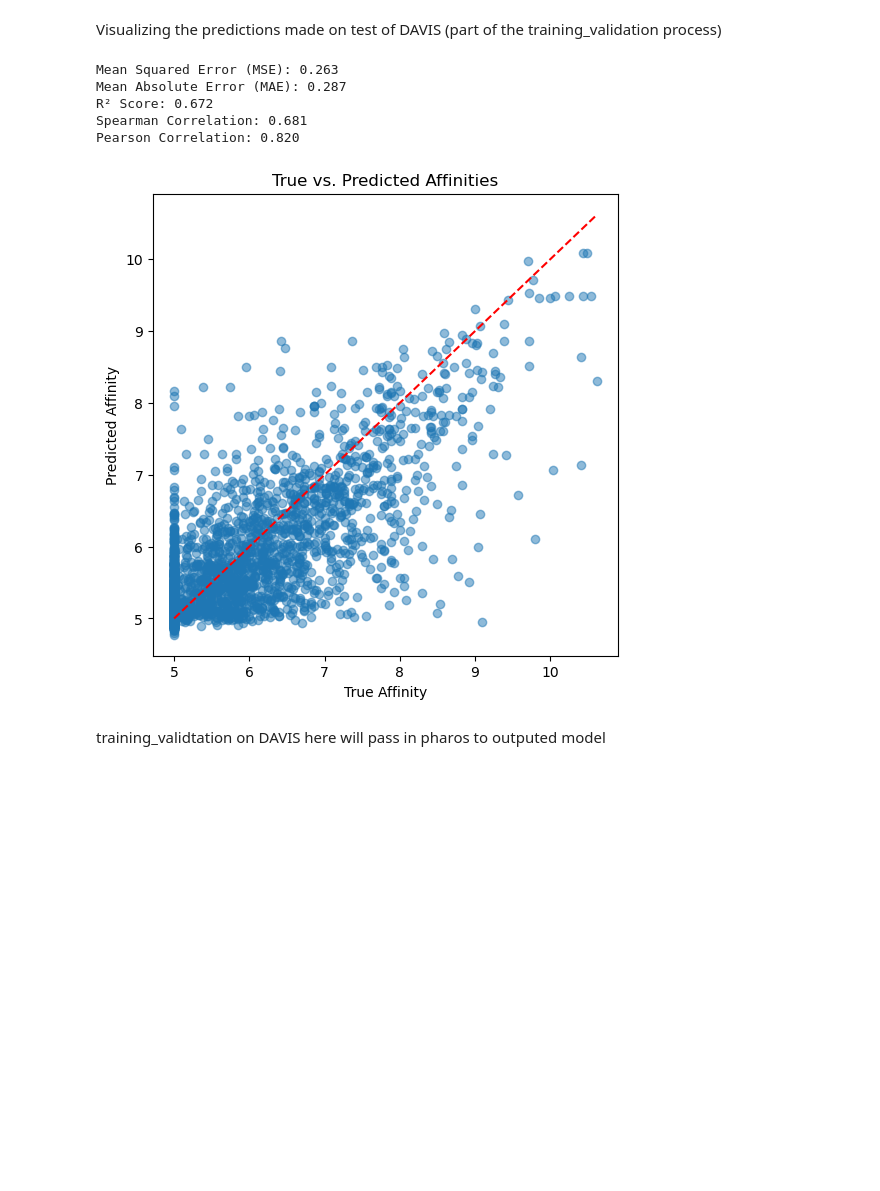
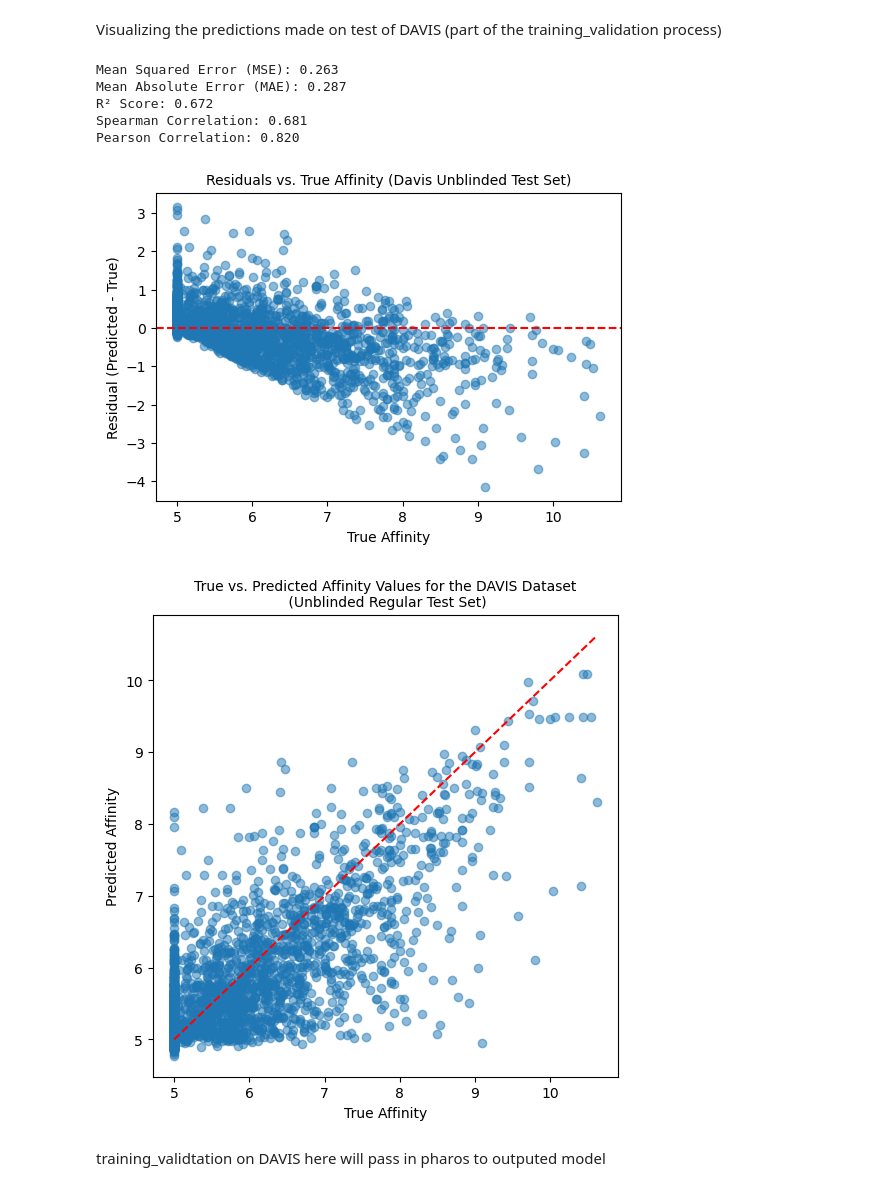
Before and after one commit to adelefuchs/GraphDTA, a Jupyter notebook: notebooks/1_21.ipynb, the cells around one changed output. Drawn from its saved outputs; the diff is of its cells as text; code cells hidden in the pictures; blank space fills up the shorter version.

```diff
--- a/notebooks/1_21.ipynb
+++ b/notebooks/1_21.ipynb
@@ -3,44 +3,58 @@ Visualizing the predictions made on test of DAVIS (part of the training_validati
 # %%
 import pandas as pd
 from sklearn.metrics import mean_squared_error, mean_absolute_error, r2_score
 import scipy.stats as stats
 import matplotlib.pyplot as plt
 
-# Load predictions
-df = pd.read_csv("../results/1_21/predictions_GINConvNet_davis.csv")
+def plot(predictionFile:str, title1:str, title2:str):
+    df = pd.read_csv(predictionFile)  # Replace with your actual filename
+    # Extract True Labels and Predicted Scores
+    y_true = df["True_Label"].values
+    y_pred = df["Predicted_Value"].values
 
-# Extract True Labels and Predicted Scores
-y_true = df["True_Label"].values
-y_pred = df["Predicted_Value"].values
+    # Compute regression metrics
+    mse = mean_squared_error(y_true, y_pred)
+    mae = mean_absolute_error(y_true, y_pred)
+    r2 = r2_score(y_true, y_pred)
+    pearson_corr, _ = stats.pearsonr(y_true.flatten(), y_pred.flatten())  # Extract first value
+    spearman_corr, _ = stats.spearmanr(y_true.flatten(), y_pred.flatten())  # Extract first value
 
-# Compute regression metrics
-mse = mean_squared_error(y_true, y_pred)
-mae = mean_absolute_error(y_true, y_pred)
-r2 = r2_score(y_true, y_pred)
-spearman_corr, _ = stats.spearmanr(y_true, y_pred)
-pearson_corr, _ = stats.pearsonr(y_true, y_pred)
 
-# Print metrics
-print(f"Mean Squared Error (MSE): {mse:.3f}")
-print(f"Mean Absolute Error (MAE): {mae:.3f}")
-print(f"R² Score: {r2:.3f}")
-print(f"Spearman Correlation: {spearman_corr:.3f}")
-print(f"Pearson Correlation: {pearson_corr:.3f}")
+    # Print metrics
+    print(f"Mean Squared Error (MSE): {mse:.3f}")
+    print(f"Mean Absolute Error (MAE): {mae:.3f}")
+    print(f"R² Score: {r2:.3f}")
+    print(f"Spearman Correlation: {spearman_corr:.3f}")
+    print(f"Pearson Correlation: {pearson_corr:.3f}")
 
-# Scatter plot of true vs. predicted values
-plt.figure(figsize=(6, 6))
-plt.scatter(y_true, y_pred, alpha=0.5)
-plt.plot([min(y_true), max(y_true)], [min(y_true), max(y_true)], color='red', linestyle="--")  # Identity line
-plt.xlabel("True Affinity")
-plt.ylabel("Predicted Affinity")
-plt.title("True vs. Predicted Affinities")
-plt.show()
+    residuals = y_pred - y_true
+    plt.figure(figsize=(6, 4))
+    plt.scatter(y_true, residuals, alpha=0.5)
+    plt.axhline(0, color='red', linestyle='--')
+    plt.xlabel("True Affinity")
+    plt.ylabel("Residual (Predicted - True)")
+    plt.title(title2, fontsize = 10)
+    plt.show()
+
+    # Scatter plot of true vs. predicted values
+    plt.figure(figsize=(6, 6))
+    plt.scatter(y_true, y_pred, alpha=0.5)
+    plt.plot([min(y_true), max(y_true)], [min(y_true), max(y_true)], color='red', linestyle="--")  # Identity line
+    plt.xlabel("True Affinity")
+    plt.ylabel("Predicted Affinity")
+    plt.title(title1, fontsize = 10)
+    plt.show()
+
+
+
+plot("../results/1_21/predictions_GINConvNet_davis.csv", "True vs. Predicted Affinity Values for the DAVIS Dataset\n (Unblinded Regular Test Set)", "Residuals vs. True Affinity (Davis Unblinded Test Set)")
 # %% [output]
 Mean Squared Error (MSE): 0.263
 Mean Absolute Error (MAE): 0.287
 R² Score: 0.672
 Spearman Correlation: 0.681
 Pearson Correlation: 0.820
-[figure, old version]
+[figure, new version]
+[figure, added]
 # %% [markdown]
 training_validtation on DAVIS here will pass in pharos to outputed model
```
Also changed, not shown: parts of 8 cells of this notebook, 13 other files.
